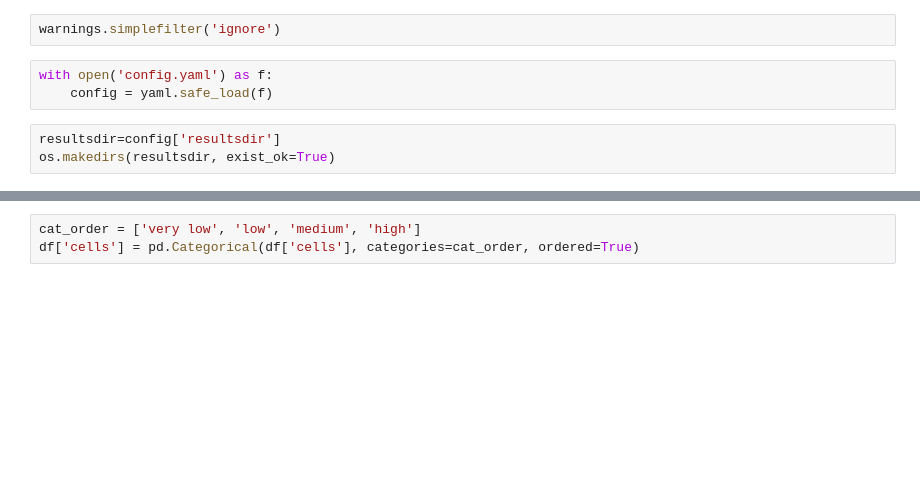
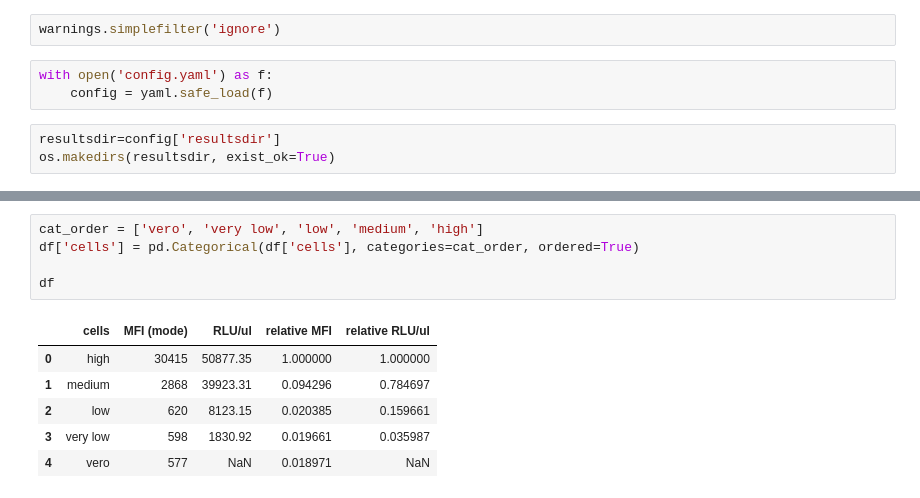
Before and after one commit to jbloomlab/Ace2_expression_neuts, a Jupyter notebook: ACE2_expression_vs_infectivity.ipynb, the cells around one changed output, grey strips where cells are left out. Cells and saved outputs as stored; diff of their text form; blank space fills up the shorter version.

```diff
--- a/ACE2_expression_vs_infectivity.ipynb
+++ b/ACE2_expression_vs_infectivity.ipynb
@@ -30,6 +31,15 @@ df
 # %%
-cat_order = ['very low', 'low', 'medium', 'high']
+cat_order = ['vero', 'very low', 'low', 'medium', 'high']
 df['cells'] = pd.Categorical(df['cells'], categories=cat_order, ordered=True)
+
+df
+# %% [output]
+|  | cells | MFI (mode) | RLU/ul | relative MFI | relative RLU/ul |
+| 0 | high | 30415 | 50877.35 | 1.000000 | 1.000000 |
+| 1 | medium | 2868 | 39923.31 | 0.094296 | 0.784697 |
+| 2 | low | 620 | 8123.15 | 0.020385 | 0.159661 |
+| 3 | very low | 598 | 1830.92 | 0.019661 | 0.035987 |
+| 4 | vero | 577 | NaN | 0.018971 | NaN |
 # %%
 (
     ggplot(df) +
```
Also changed, not shown: parts of 5 cells of this notebook, 11 other files.
